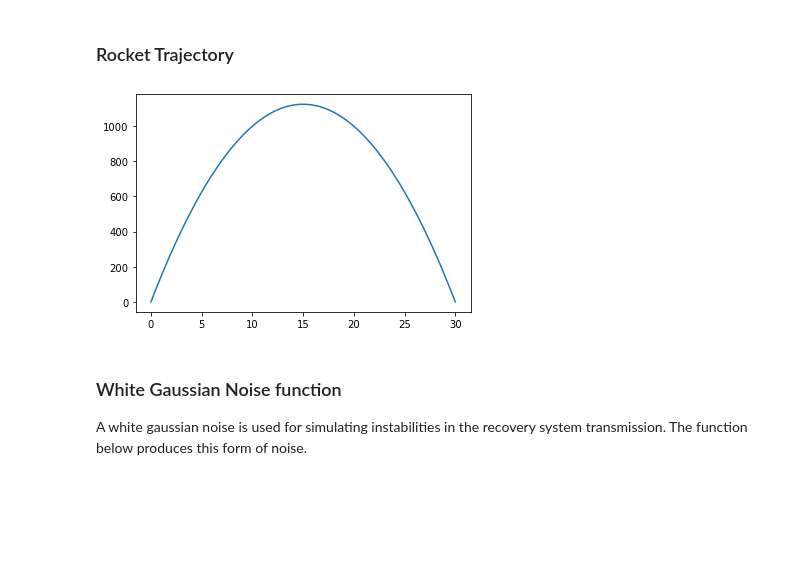
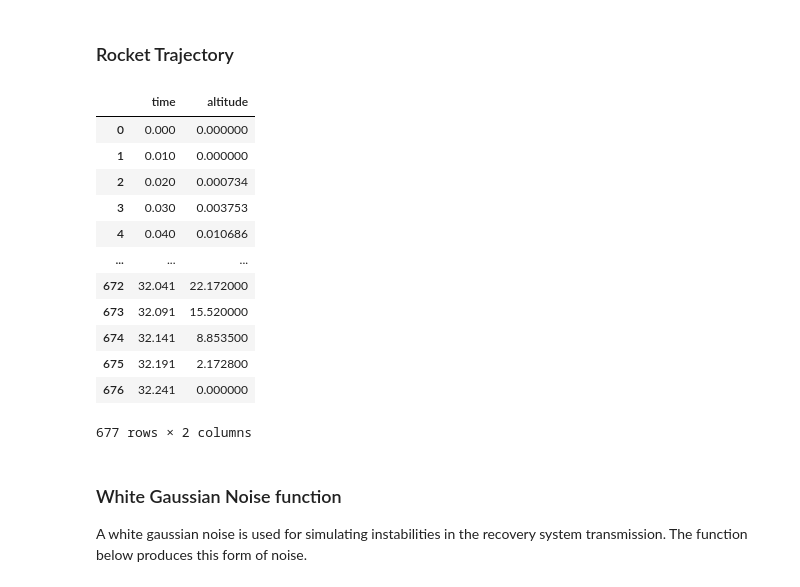
Before and after one commit to eloiantonio/Andromeda_I_Recovery_System_Simulations, a Jupyter notebook: Andromeda_I_Recovery_System_Redundacy_Simulation.ipynb, the cells around one changed output. Saved outputs shown, nothing was run; the diff lists cells and outputs as text; code cells hidden in the pictures; blank space fills up the shorter version.

```diff
--- a/Andromeda_I_Recovery_System_Redundacy_Simulation.ipynb
+++ b/Andromeda_I_Recovery_System_Redundacy_Simulation.ipynb
@@ -14,11 +15,2 @@ from random import randint
 # %% [markdown]
 ### Rocket Trajectory
-# %%
-x = np.linspace(0,30,3001) #Alcance: 30 s;
-alfa = 5.0 #Apogee of 1125 m; alfa = Apogee/((time/2)^2)
-#y = -alfa*x*(x-30)
-y = -alfa*(x**2)+30*alfa*x
-plt.plot(x,y)
-plt.show()
-# %% [output]
-[figure, removed]
@@ -24,0 +19,17 @@ plt.show()
+# %%
+df.columns = ['time', 'altitude'] # apogee: 1190.90 m
+df
+# %% [output]
+|  | time | altitude |
+| 0 | 0.000 | 0.000000 |
+| 1 | 0.010 | 0.000000 |
+| 2 | 0.020 | 0.000734 |
+| 3 | 0.030 | 0.003753 |
+| 4 | 0.040 | 0.010686 |
+| ... | ... | ... |
+| 672 | 32.041 | 22.172000 |
+| 673 | 32.091 | 15.520000 |
+| 674 | 32.141 | 8.853500 |
+| 675 | 32.191 | 2.172800 |
+| 676 | 32.241 | 0.000000 |
+677 rows × 2 columns
```
Also changed, not shown: parts of 18 cells of this notebook.
